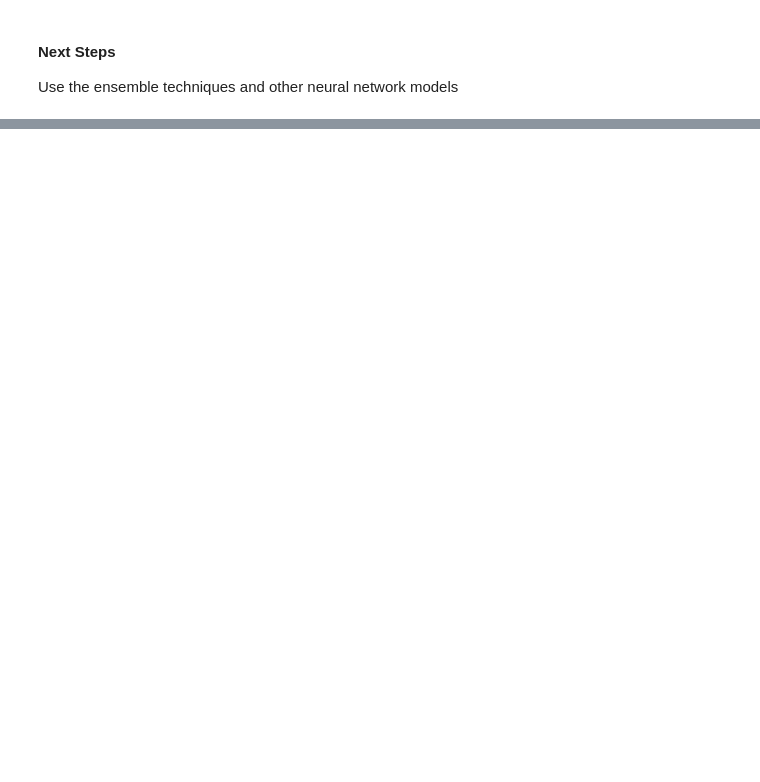
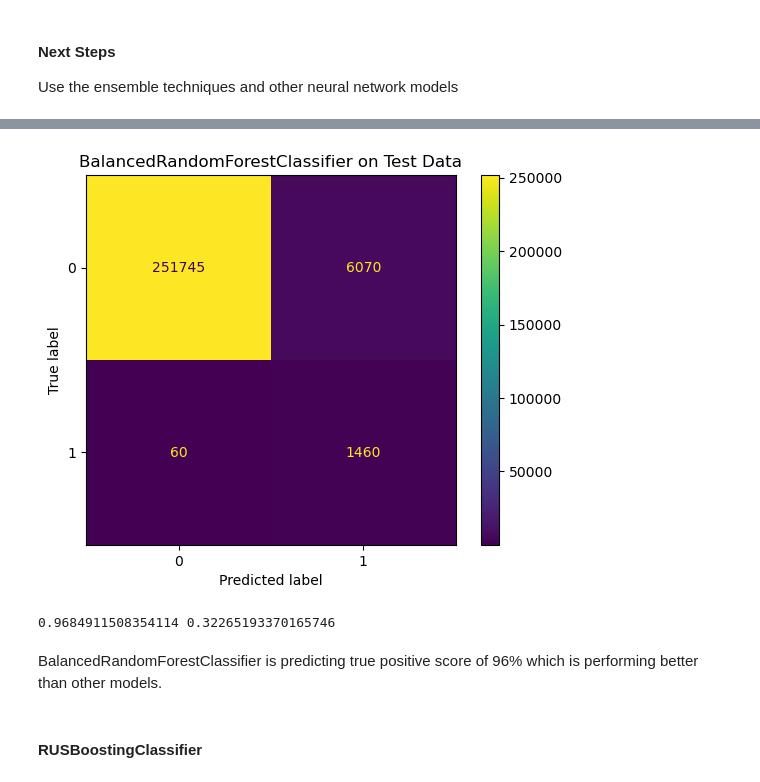
Before and after one commit to vijaysankarkolli/credit_card_fraud_detection, a Jupyter notebook: fraudDetection.ipynb, the cells around one changed output, grey strips where cells are left out. Cells and saved outputs as stored; diff of their text form; code cells hidden in the pictures; blank space fills up the shorter version.

```diff
--- a/fraudDetection.ipynb
+++ b/fraudDetection.ipynb
@@ -401,0 +436,14 @@ Use the ensemble techniques and other neural network models
+# %%
+brfc = BalancedRandomForestClassifier(n_estimators=100, random_state=0, sampling_strategy="all", replacement=True,n_jobs=-1).fit(X_train,y_train)
+plot_confusion_matrix(y_test,brfc,X_test,'BalancedRandomForestClassifier on Test Data')
+measure_scores(brfc,X_test,y_test,'BalancedRandomForestClassifier')
+# %% [output]
+[figure, added]
+# %%
+print(balanced_accuracy_scores_dict['BalancedRandomForestClassifier'], f1_score_dict['BalancedRandomForestClassifier'])
+# %% [output]
+0.9684911508354114 0.32265193370165746
+# %% [markdown]
+BalancedRandomForestClassifier is predicting true positive score of 96% which is performing better than other models.
+# %% [markdown]
+#### RUSBoostingClassifier
```
Also changed, not shown: parts of 45 cells of this notebook, 1 other file.
